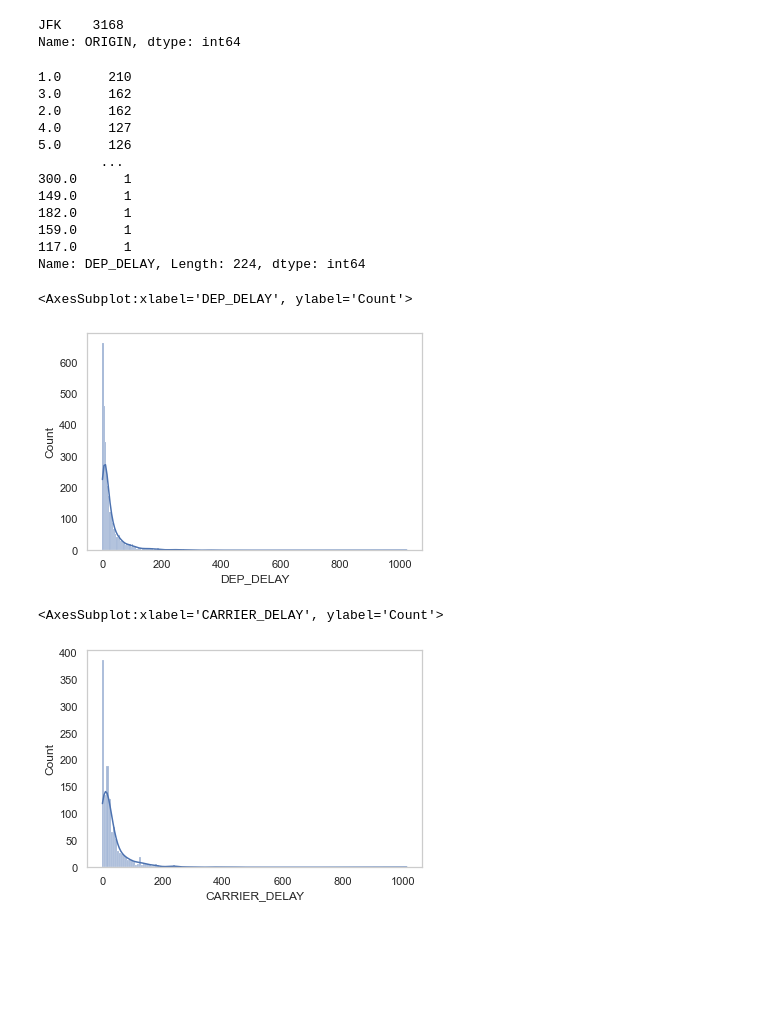
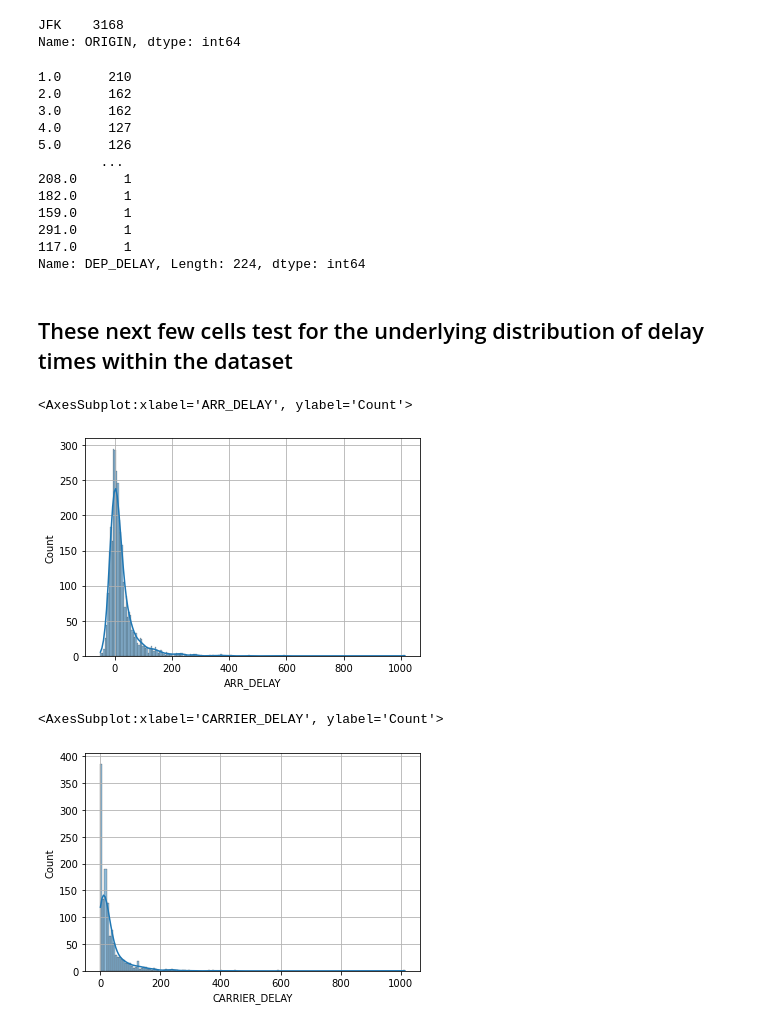
Before and after one commit to noahruiz416/Airport_On_Time_Arrivals, a Jupyter notebook: EDA_Airport_Arrivals.ipynb, the cells around one changed output. Saved outputs shown, nothing was run; the diff lists cells and outputs as text; code cells hidden in the pictures; blank space fills up the shorter version.

```diff
--- a/EDA_Airport_Arrivals.ipynb
+++ b/EDA_Airport_Arrivals.ipynb
@@ -9,3 +11,3 @@ import seaborn as sns
 from matplotlib import pyplot as plt
 # %%
-df = pd.read_csv("ON_TIME_1.csv")
+df = pd.read_csv("ON_TIME_2.csv")
@@ -27,29 +46,31 @@ Name: ORIGIN, dtype: int64
 df['DEP_DELAY'].value_counts()
 # %% [output]
 1.0      210
+2.0      162
 3.0      162
-2.0      162
 4.0      127
 5.0      126
         ...
-300.0      1
-149.0      1
+208.0      1
 182.0      1
 159.0      1
+291.0      1
 117.0      1
 Name: DEP_DELAY, Length: 224, dtype: int64
+# %% [markdown]
+## These next few cells test for the underlying distribution of delay times within the dataset
 # %%
 plt.grid()
-sns.histplot(data=df, x = "DEP_DELAY", kde=True)
+sns.histplot(data=df, x = "ARR_DELAY", kde=True)
 # %% [output]
-<AxesSubplot:xlabel='DEP_DELAY', ylabel='Count'>
+<AxesSubplot:xlabel='ARR_DELAY', ylabel='Count'>
-[figure, old version]
+[figure, new version]
 # %%
 plt.grid()
 sns.histplot(data=df, x="CARRIER_DELAY", kde=True)
 # %% [output]
 <AxesSubplot:xlabel='CARRIER_DELAY', ylabel='Count'>
-[figure, old version]
+[figure, new version]
 # %%
 plt.grid()
 sns.histplot(data=df, x="WEATHER_DELAY", kde=True)
```
Also changed, not shown: parts of 22 cells of this notebook.
